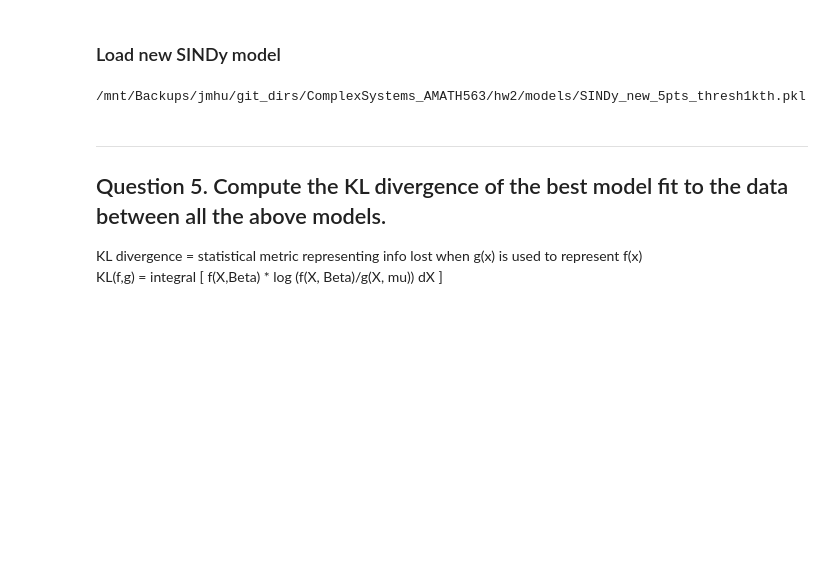
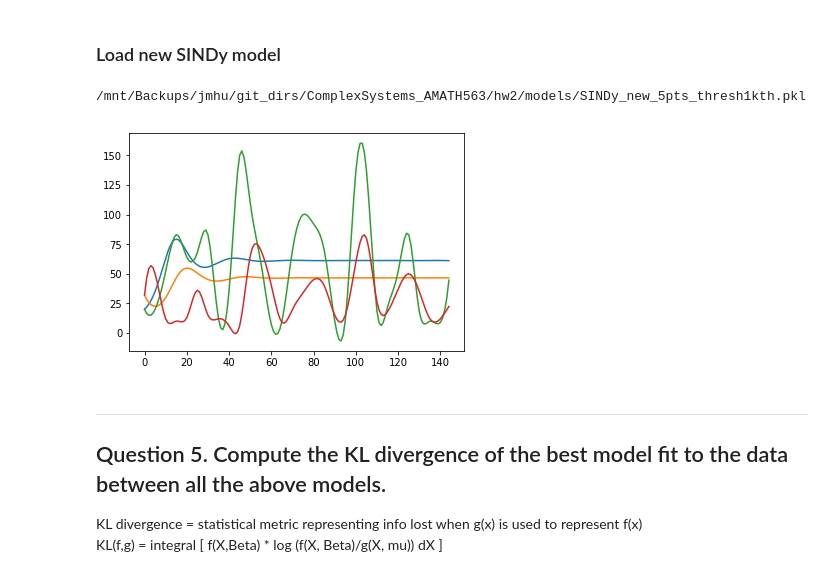
Before and after one commit to jmichellehu/ComplexSystems_AMATH563, a Jupyter notebook: hw2/AMATH563_hw2_Q5_Q6.ipynb, the cells around one changed output. Cells and saved outputs as stored; diff of their text form; code cells hidden in the pictures; blank space fills up the shorter version.

```diff
--- a/hw2/AMATH563_hw2_Q5_Q6.ipynb
+++ b/hw2/AMATH563_hw2_Q5_Q6.ipynb
@@ -218,6 +264,12 @@ with open(SINDy_fn, 'rb') as file:
 t_SINDy, preds_SINDy = get_predictions_SINDy(X, Y, years,
                                              [a, b, c, d, e],
                                              model = new_model)
+# %%
+plt.plot(preds_SINDy.T);
+plt.plot(X)
+plt.plot(Y);
+# %% [output]
+[figure, added]
 # %% [markdown]
 ---
 ## Question 5.  Compute the KL divergence of the best model fit to the data between all the above models.
```
Also changed, not shown: parts of 23 cells of this notebook.
